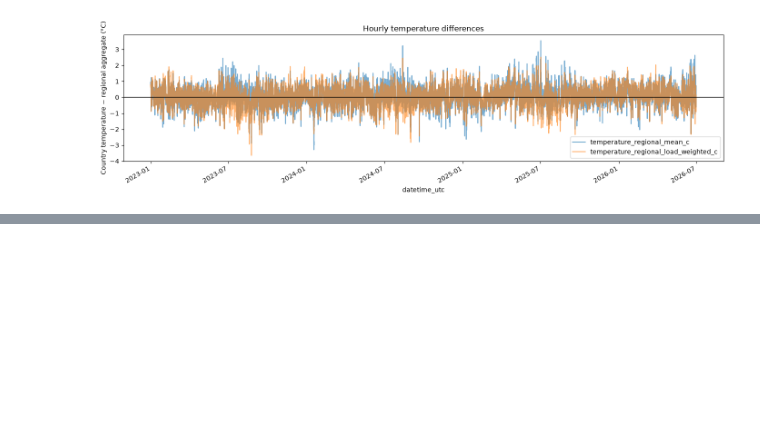
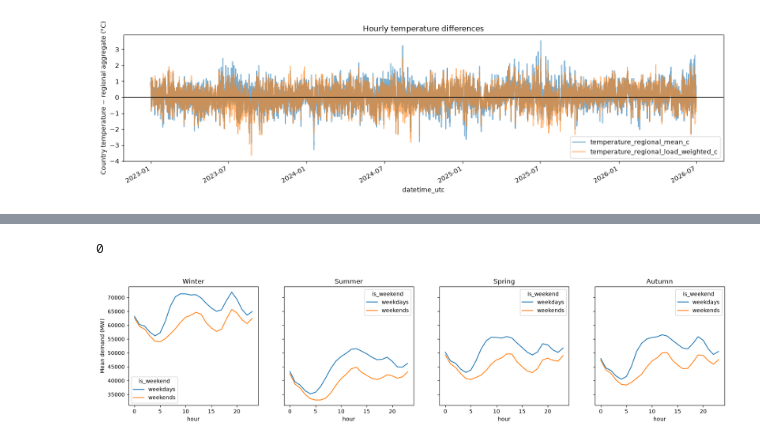
Before and after one commit to avakof/electricity-demand-forecasting, a Jupyter notebook: notebooks/01_data_audit.ipynb, the cells around one changed output, grey strips where cells are left out. Saved outputs shown, nothing was run; the diff lists cells and outputs as text; code cells hidden in the pictures; blank space fills up the shorter version.

```diff
--- a/notebooks/01_data_audit.ipynb
+++ b/notebooks/01_data_audit.ipynb
@@ -354,0 +444,25 @@ plt.show()
+# %%
+ # Seasonal demand profiles
+eda['month'] = eda['datetime_cet'].dt.month
+season_map = {1: 'Winter', 2: 'Winter', 3: 'Spring', 4: 'Spring', 5: 'Spring', 6: 'Summer', 7: 'Summer', 8: 'Summer', 9: 'Autumn', 10: 'Autumn', 11: 'Autumn', 12: 'Winter'}
+eda['season'] = eda['month'].map(season_map)
+seasonal = (eda.groupby(['season','hour','is_weekend'])['load_mw'].mean())
+winter = seasonal.loc['Winter'].unstack('is_weekend').rename(columns={False: 'weekdays', True: 'weekends'})
+summer = seasonal.loc['Summer'].unstack('is_weekend').rename(columns={False: 'weekdays', True: 'weekends'})
+spring = seasonal.loc['Spring'].unstack('is_weekend').rename(columns={False: 'weekdays', True: 'weekends'})
+autumn = seasonal.loc['Autumn'].unstack('is_weekend').rename(columns={False: 'weekdays', True: 'weekends'})
+eda["season"].isna().sum()
+# %% [output]
+0
+# %%
+fig, axes = plt.subplots(1, 4, figsize=(20, 4),sharex=True, sharey=True)
+
+winter.plot(ax=axes[0], title="Winter")
+summer.plot(ax=axes[1], title="Summer")
+spring.plot(ax=axes[2], title="Spring")
+autumn.plot(ax=axes[3], title="Autumn")
+axes[0].set_ylabel("Mean demand (MW)")
+
+plt.show()
+# %% [output]
+[figure, added]
```
Also changed, not shown: parts of 10 cells of this notebook.
